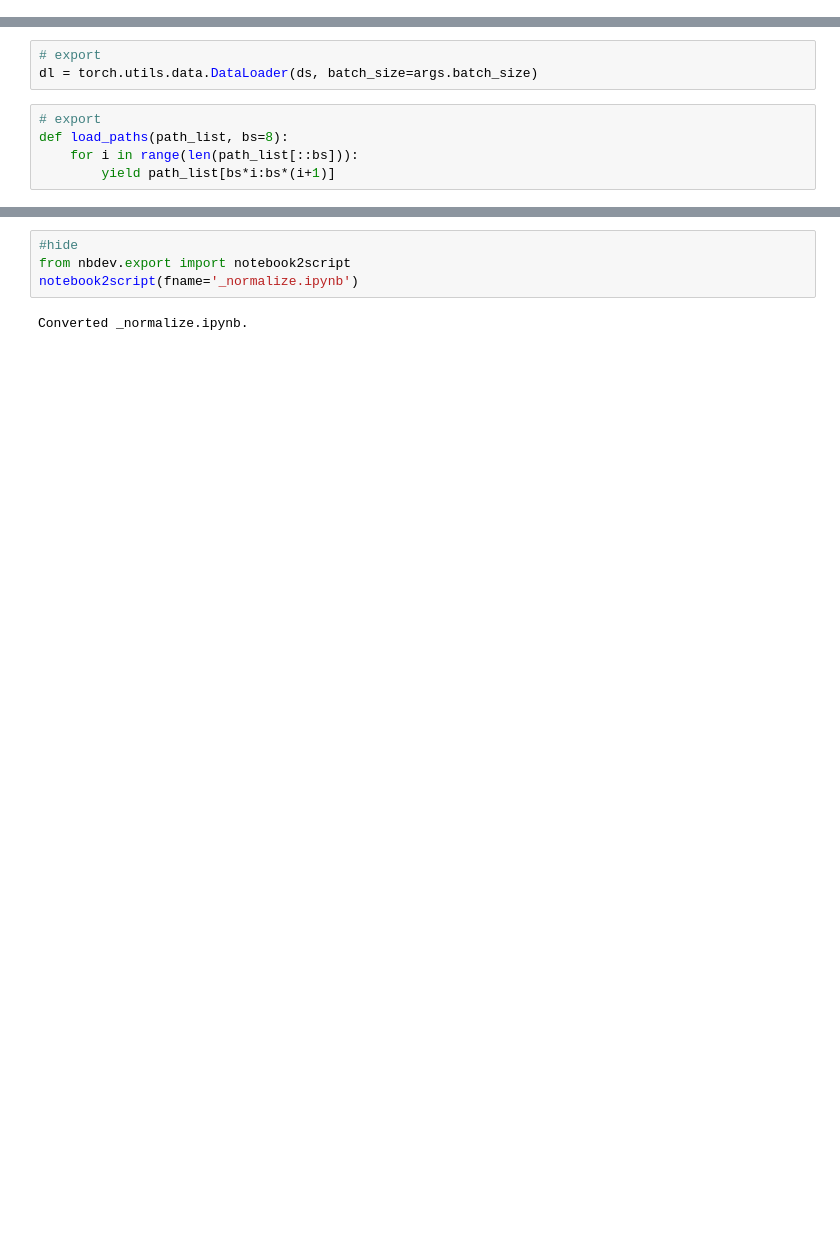
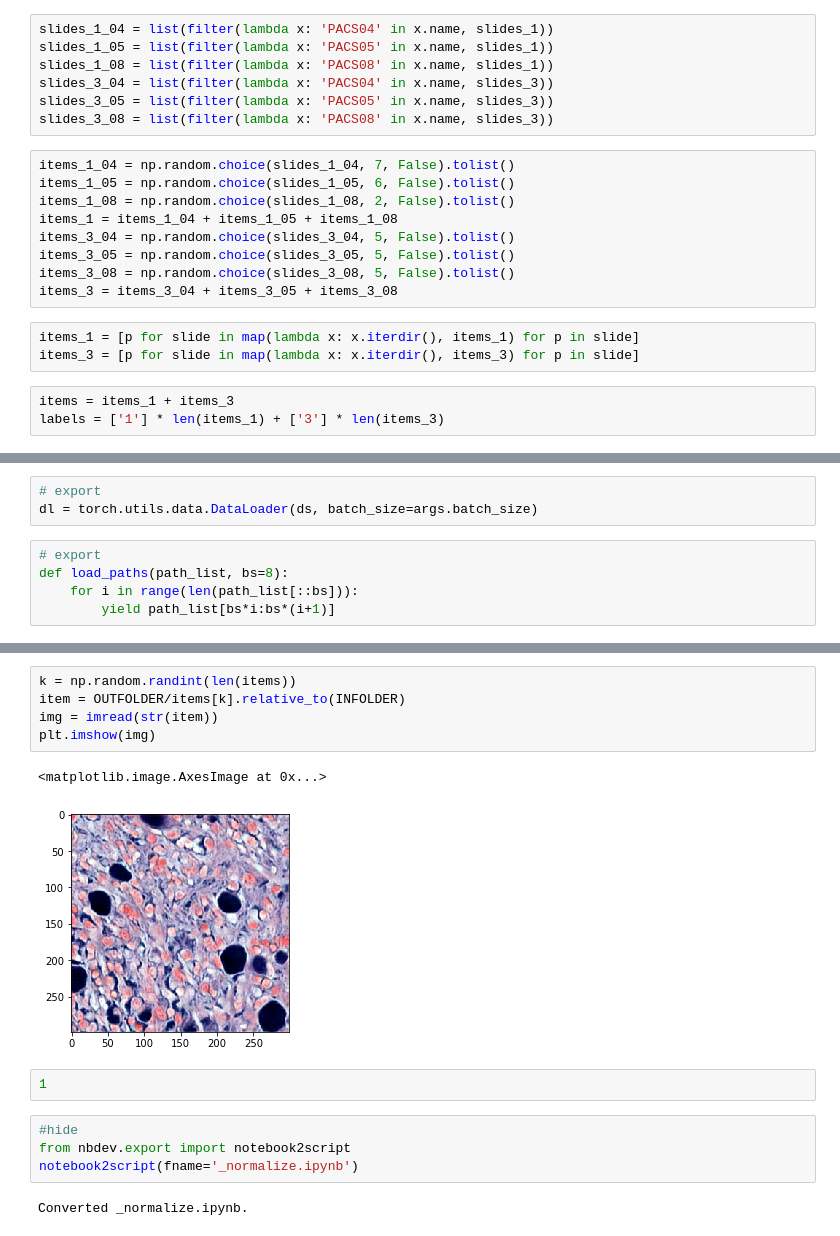
Before and after one commit to schwobr/grade_classif, a Jupyter notebook: nbs/_normalize.ipynb, the cells around one changed output, grey strips where cells are left out. Saved outputs shown, nothing was run; the diff lists cells and outputs as text; blank space fills up the shorter version.

```diff
--- a/nbs/_normalize.ipynb
+++ b/nbs/_normalize.ipynb
@@ -47,2 +66,24 @@ device = torch.device(f'cuda:{args.gpu}')
+# %%
+slides_1_04 = list(filter(lambda x: 'PACS04' in x.name, slides_1))
+slides_1_05 = list(filter(lambda x: 'PACS05' in x.name, slides_1))
+slides_1_08 = list(filter(lambda x: 'PACS08' in x.name, slides_1))
+slides_3_04 = list(filter(lambda x: 'PACS04' in x.name, slides_3))
+slides_3_05 = list(filter(lambda x: 'PACS05' in x.name, slides_3))
+slides_3_08 = list(filter(lambda x: 'PACS08' in x.name, slides_3))
+# %%
+items_1_04 = np.random.choice(slides_1_04, 7, False).tolist()
+items_1_05 = np.random.choice(slides_1_05, 6, False).tolist()
+items_1_08 = np.random.choice(slides_1_08, 2, False).tolist()
+items_1 = items_1_04 + items_1_05 + items_1_08
+items_3_04 = np.random.choice(slides_3_04, 5, False).tolist()
+items_3_05 = np.random.choice(slides_3_05, 5, False).tolist()
+items_3_08 = np.random.choice(slides_3_08, 5, False).tolist()
+items_3 = items_3_04 + items_3_05 + items_3_08
+# %%
+items_1 = [p for slide in map(lambda x: x.iterdir(), items_1) for p in slide]
+items_3 = [p for slide in map(lambda x: x.iterdir(), items_3) for p in slide]
+# %%
+items = items_1 + items_3
+labels = ['1'] * len(items_1) + ['3'] * len(items_3)
 # %%
 # export
@@ -94,3 +134,13 @@ for (x, _), paths in tqdm_notebook(zip(dl, load_paths(ds.items, bs=args.batch_si
+# %%
+k = np.random.randint(len(items))
+item = OUTFOLDER/items[k].relative_to(INFOLDER)
+img = imread(str(item))
+plt.imshow(img)
+# %% [output]
+<matplotlib.image.AxesImage at 0x...>
+[figure, added]
+# %%
+1
 # %%
 #hide
 from nbdev.export import notebook2script
```
Also changed, not shown: parts of 15 cells of this notebook, 2 other files.
